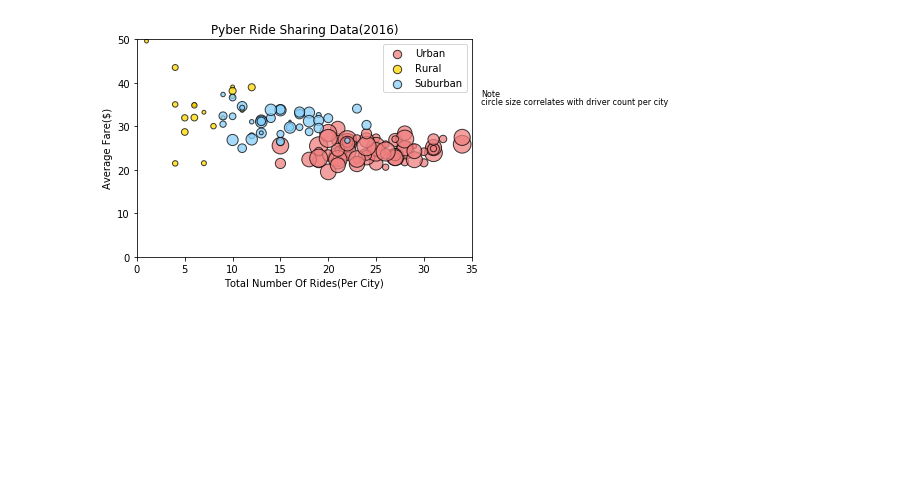
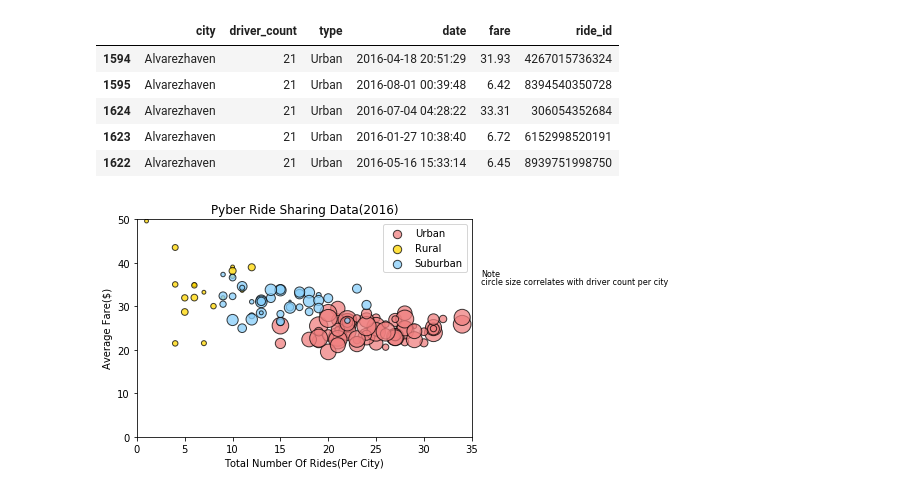
Before and after one commit to bharnats/Matplotlib-Pyber, a Jupyter notebook: Pyber.ipynb, the cells around one changed output. Drawn from its saved outputs; the diff is of its cells as text; code cells hidden in the pictures; blank space fills up the shorter version.

Commit message:
displayed dataframes in the notebook

```diff
--- a/Pyber.ipynb
+++ b/Pyber.ipynb
@@ -43,0 +35,12 @@ drivers_sub = [each*5 for each in drivers_sub]
+# %%
+# merge the above dataframes and sort by city
+merge_df = pd.merge(city_df,ride_df,on="city",how="outer")
+merge_df = merge_df.sort_values("city")
+merge_df.head()
+# %% [output]
+|  | city | driver_count | type | date | fare | ride_id |
+| 1594 | Alvarezhaven | 21 | Urban | 2016-04-18 20:51:29 | 31.93 | 4267015736324 |
+| 1595 | Alvarezhaven | 21 | Urban | 2016-08-01 00:39:48 | 6.42 | 8394540350728 |
+| 1624 | Alvarezhaven | 21 | Urban | 2016-07-04 04:28:22 | 33.31 | 306054352684 |
+| 1623 | Alvarezhaven | 21 | Urban | 2016-01-27 10:38:40 | 6.72 | 6152998520191 |
+| 1622 | Alvarezhaven | 21 | Urban | 2016-05-16 15:33:14 | 6.45 | 8939751998750 |
```
Also changed, not shown: parts of 7 cells of this notebook.
